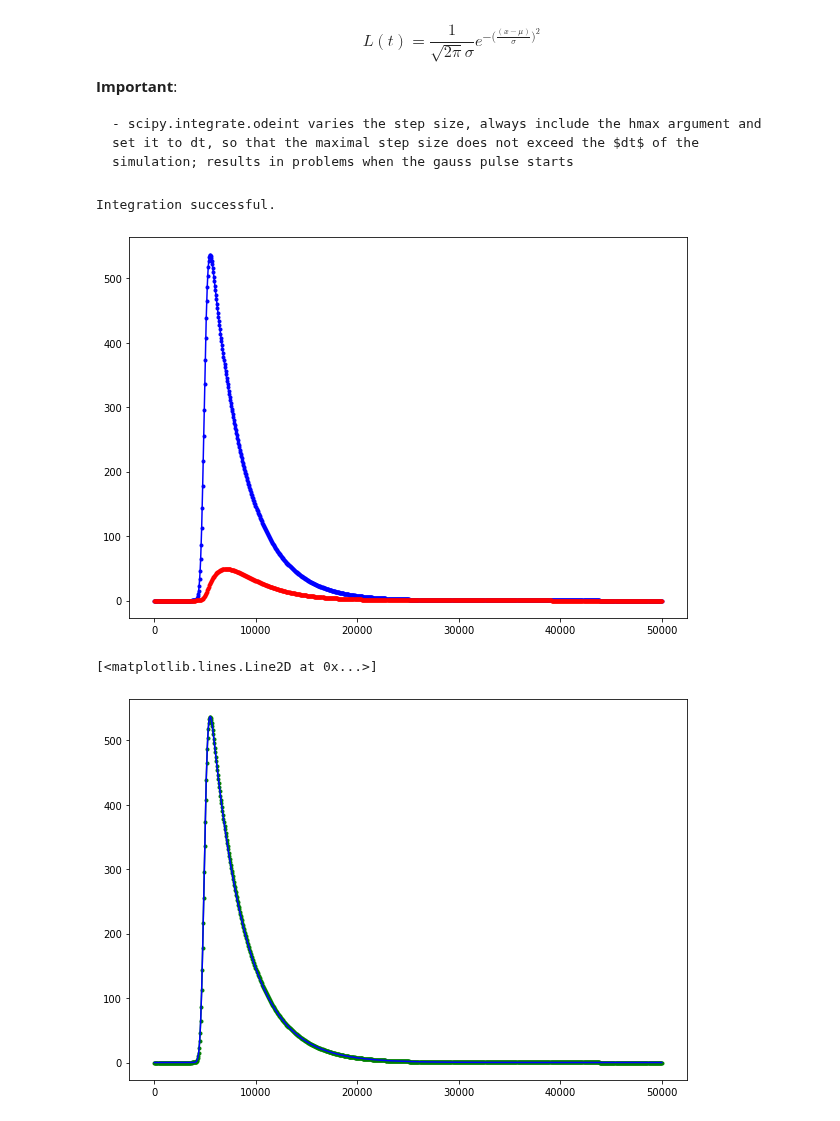
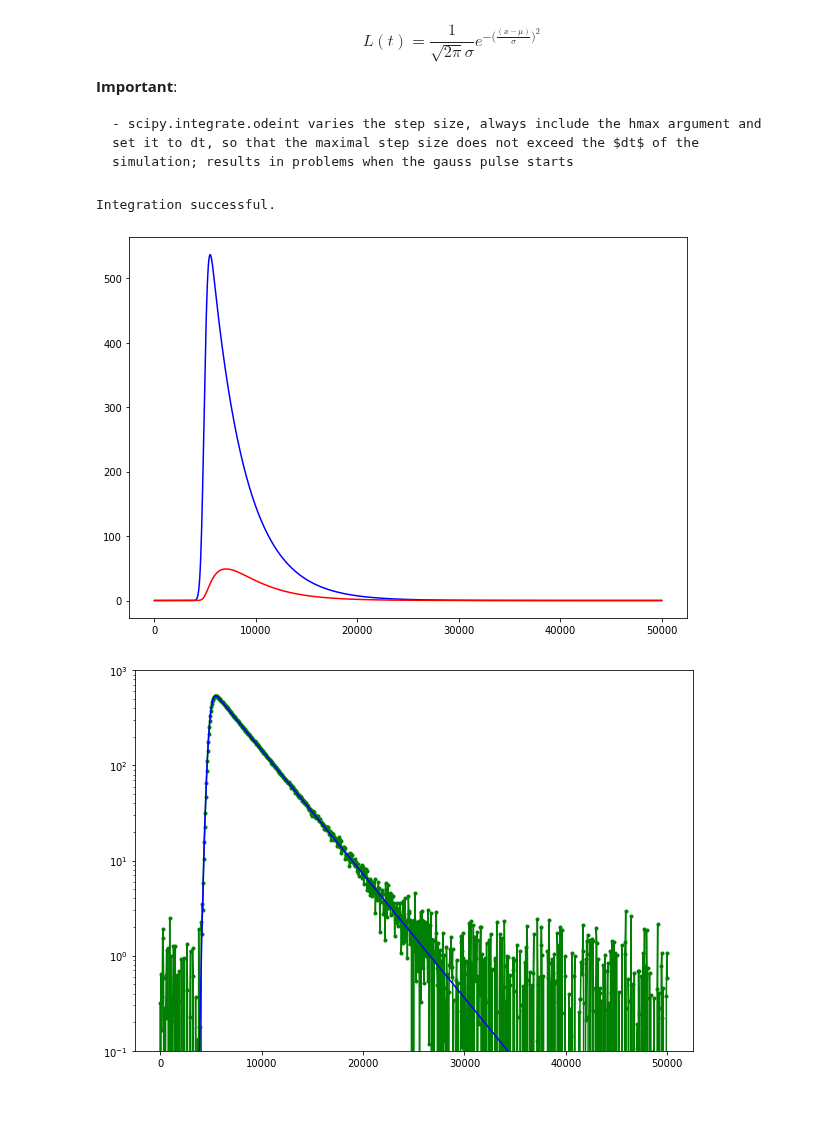
Before and after one commit to Tomkaehst/PhasorFLIM, a Jupyter notebook: Jupyter Notebooks/ODE_Examples.ipynb, the cells around one changed output. Drawn from its saved outputs; the diff is of its cells as text; code cells hidden in the pictures.

```diff
--- a/Jupyter Notebooks/ODE_Examples.ipynb
+++ b/Jupyter Notebooks/ODE_Examples.ipynb
@@ -757,7 +766,7 @@ def residuals(pars, t, data):
     #y0 = pars['D0'].value, pars['D1'].value, pars['A0'].value, pars['A1'].value
     #model = da_flim_ODE(y0, t, pars)
     model = odeint(da_flim_ODE, y0, t, args = (pars, ))
-    resids = (model - data)**2
+    resids = np.subtract(model, data)
     return(resids)
 # %%
 # time axis
@@ -780,12 +789,12 @@ sim_data, infodict = odeint(da_flim_ODE, y0, t, full_output = True, hmax = dt, a
 #sim_data[:, 3] += np.random.poisson(10, len(sim_data[:, 1]))
 
 
-plt.plot(t, sim_data[:, 1], 'b.-')
-plt.plot(t, sim_data[:, 3], 'r.-')
+plt.plot(t, sim_data[:, 1], 'b-')
+plt.plot(t, sim_data[:, 3], 'r-')
 print(infodict['message'])
 # %% [output]
 Integration successful.
-[figure, old version]
+[figure, new version]
 # %%
 params = Parameters()
 params.add('D0', value = 10000, min = 0, max = 1000)
@@ -802,13 +811,17 @@ fit_guess = np.array((1/5000, 1/10000, 1/1400, 300, 5000))
 y0_guess = [1000, 0, 1000, 0]
 # %%
 sim_data2 = odeint(da_flim_ODE, y0_guess, t, hmax = dt, args = (fit_guess, ))
+sim_data2[:, 0] += np.random.normal(0, 1, len(sim_data2[:, 0]))
+sim_data2[:, 1] += np.random.normal(0, 1, len(sim_data2[:, 0]))
+sim_data2[:, 2] += np.random.normal(0, 1, len(sim_data2[:, 0]))
+sim_data2[:, 3] += np.random.normal(0, 1, len(sim_data2[:, 0]))
+
+
 test = residuals(fit_guess, t, sim_data)
-#plt.plot(t, sim_data2[:, 1])
-#plt.plot(test)
-#plt.title('Squared residuals')
-#plt.show()
 plt.plot(t, sim_data2[:, 1], 'g.-')
 plt.plot(t, sim_data[:, 1], 'b-')
+plt.yscale('log')
+plt.ylim(.1, 1000)
+plt.show()
 # %% [output]
-[<matplotlib.lines.Line2D at 0x...>]
-[figure, old version]
+[figure, new version]
```
Also changed, not shown: parts of 7 cells of this notebook, 1 other file.
